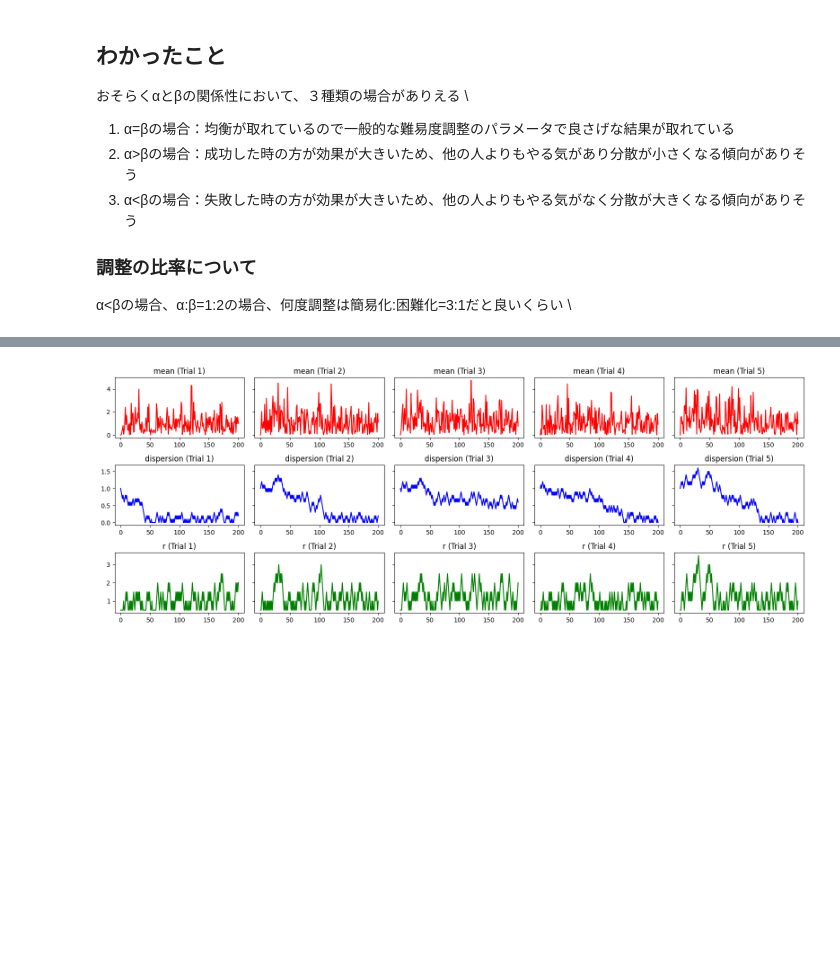
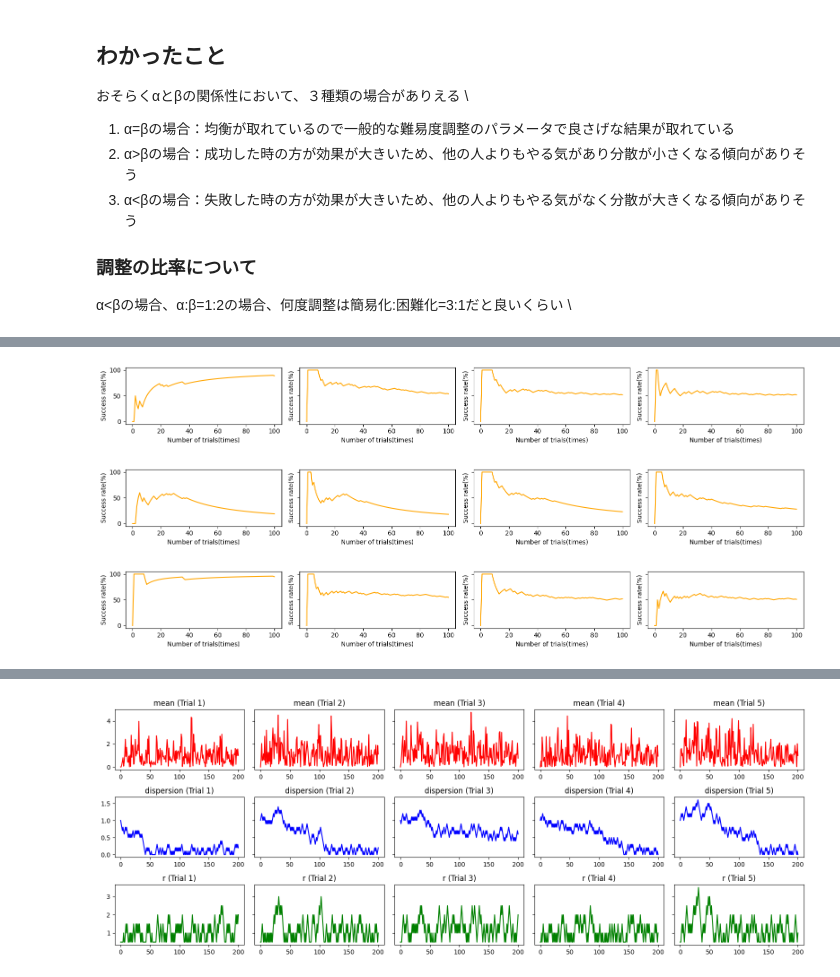
Before and after one commit to kotatakehara/Self-efficacy, a Jupyter notebook: Two_dimensions_Kendama_change_Class_version.ipynb, the cells around one changed output, grey strips where cells are left out. Saved outputs shown, nothing was run; the diff lists cells and outputs as text; code cells hidden in the pictures; blank space fills up the shorter version.

```diff
--- a/Two_dimensions_Kendama_change_Class_version.ipynb
+++ b/Two_dimensions_Kendama_change_Class_version.ipynb
@@ -392,0 +343,19 @@ kendama_change.show_ajustment_from_max(3.1, trial_times, rt, rt, alpha, beta, a,
+# %%
+get_times = 100
+kendama_change = kendama(get_times)
+for i in range(0,4):
+  ganma = 1+i*0.05
+  kendama_change.make_ajustment_from_max_graph(3.1, trial_times, ganma, 1.3, 1.1, a, success_rate, fail_rate)
+kendama_change.show_ajustment_from_max_graph_srate()
+for i in range(0,4):
+  ganma = 1+i*0.05
+  kendama_change.make_ajustment_from_max_graph(3.1, trial_times, ganma, 1.1, 1.3, a, success_rate, fail_rate)
+kendama_change.show_ajustment_from_max_graph_srate()
+for i in range(0,4):
+  ganma = 1+i*0.05
+  kendama_change.make_ajustment_from_max_graph(3.1, trial_times, ganma, 1.2, 1.2, a, success_rate, fail_rate)
+kendama_change.show_ajustment_from_max_graph_srate()
+# %% [output]
+[figure, added]
+[figure, added]
+[figure, added]
```
Also changed, not shown: parts of 26 cells of this notebook.
